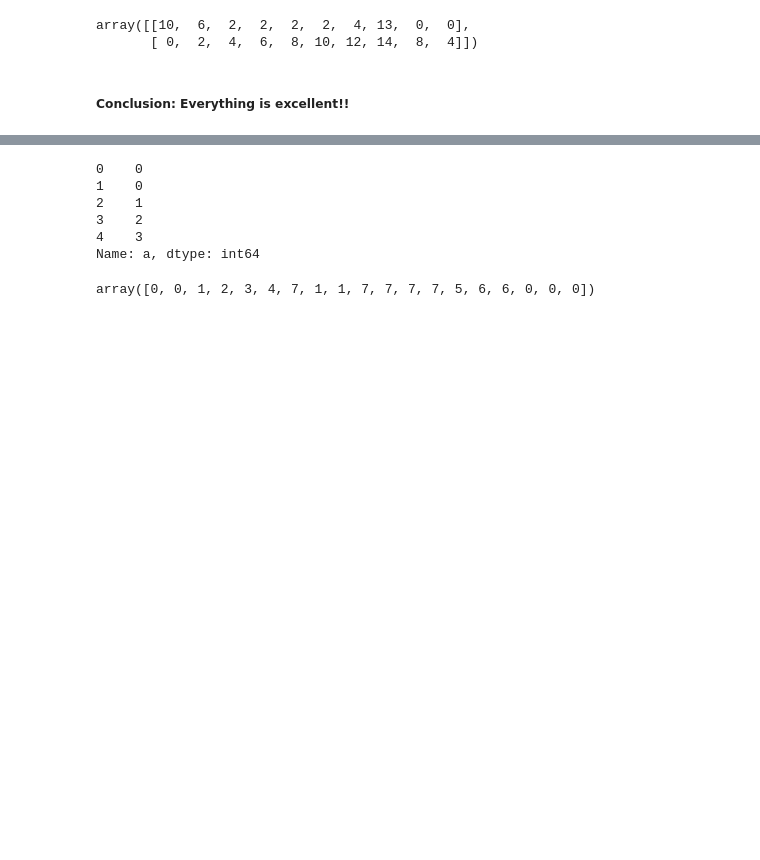
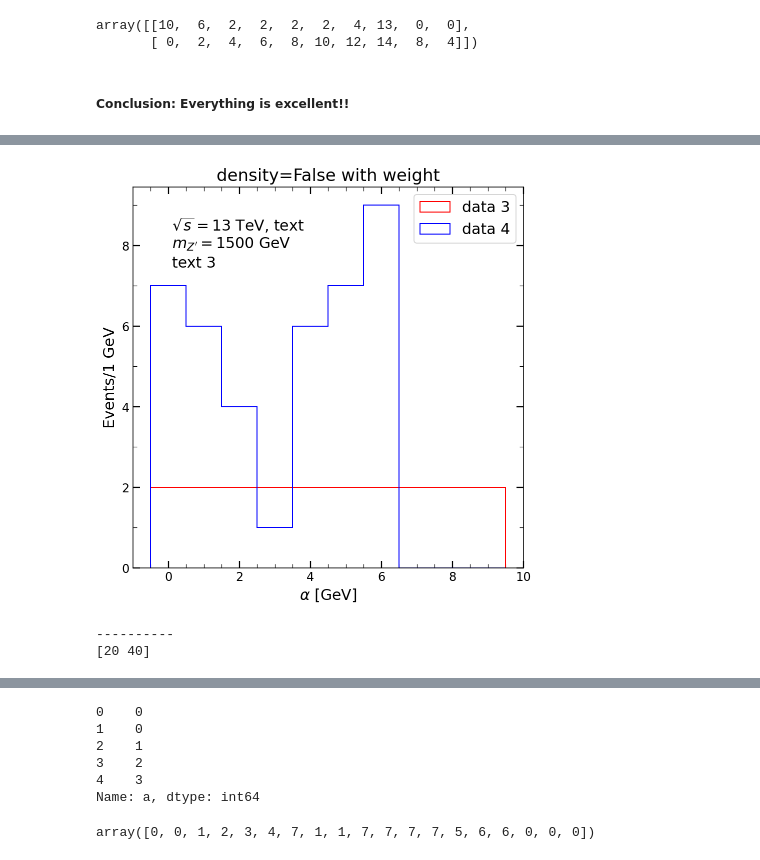
Before and after one commit to YW-Hsiao/svj_setting_master, a Jupyter notebook: test_plotting/test_3_plotting.ipynb, the cells around one changed output, grey strips where cells are left out. Saved outputs shown, nothing was run; the diff lists cells and outputs as text; code cells hidden in the pictures; blank space fills up the shorter version.

```diff
--- a/test_plotting/test_3_plotting.ipynb
+++ b/test_plotting/test_3_plotting.ipynb
@@ -158,0 +228,16 @@ array([[10,  6,  2,  2,  2,  2,  4, 13,  0,  0],
+# %%
+# 03. plot basic histogram with weight
+hist, bins = plotting('a', [df_3, df_4], binning, color, label,
+                      weight=[weight_3, weight_4],
+                      selected=[df_3['selected'].to_numpy(), df_4['selected'].to_numpy()],
+                      align='left',
+                      set_title='density=False with weight',
+                      xlabel=r'$\alpha$ [GeV]', ylabel='Events/1 GeV',
+                      text=text, text_xy=text_xy,
+                      savefig='./figures_test_3/fig_03-weight.pdf')
+print('-'*10)
+print(np.sum(hist, axis=1))
+# %% [output]
+[figure, added]
+----------
+[20 40]
```
Also changed, not shown: parts of 12 cells of this notebook, 14 other files.
